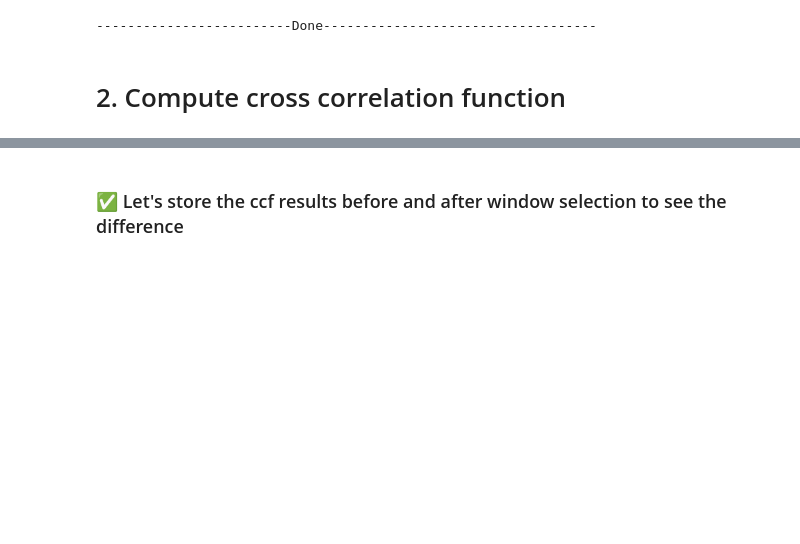
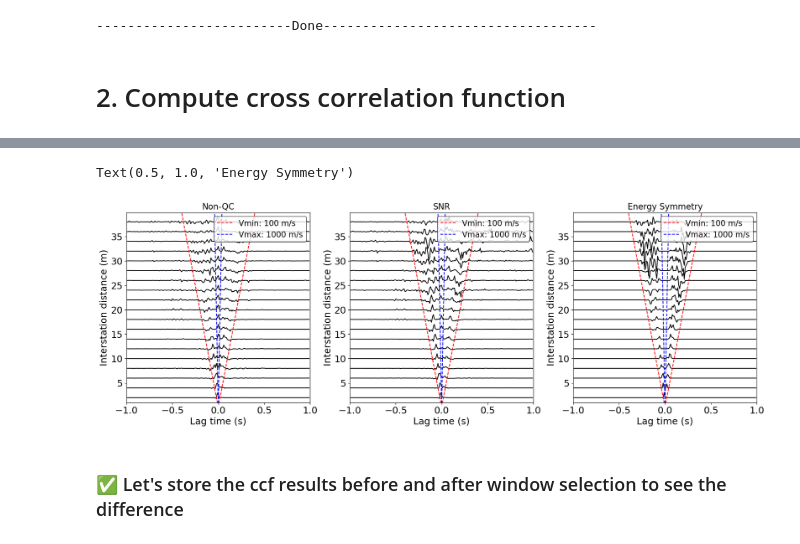
Before and after one commit to VianWan/noiseba, a Jupyter notebook: examples/mian.ipynb, the cells around one changed output, grey strips where cells are left out. Drawn from its saved outputs; the diff is of its cells as text; code cells hidden in the pictures; blank space fills up the shorter version.

```diff
--- a/examples/mian.ipynb
+++ b/examples/mian.ipynb
@@ -118,2 +149,20 @@ plot_ccf(ccf_symmetry_select, ccf_distance, dt, 0.5, vmin, vmax)
+# %%
+fig, axes = plt.subplots(1, 3, figsize=(18, 6))
+
+# Non-QC
+plot_ccf(ccf, dist, dt, 1, vmin, vmax, axes[0])
+
+# SNR
+plot_ccf(ccf_snr, dist, dt, 1, vmin, vmax, axes[1])
+
+# ES
+plot_ccf(ccf_sym , dist, dt, 1, vmin, vmax, axes[2])
+
+axes[0].set_title("Non-QC", fontsize=16)
+axes[1].set_title("SNR", fontsize=16)
+axes[2].set_title("Energy Symmetry", fontsize=16)
+# %% [output]
+Text(0.5, 1.0, 'Energy Symmetry')
+[figure, added]
 # %% [markdown]
 ### ✅ Let's store the ccf results before and after window selection to see the difference
```
Also changed, not shown: parts of 25 cells of this notebook, 39 other files.
